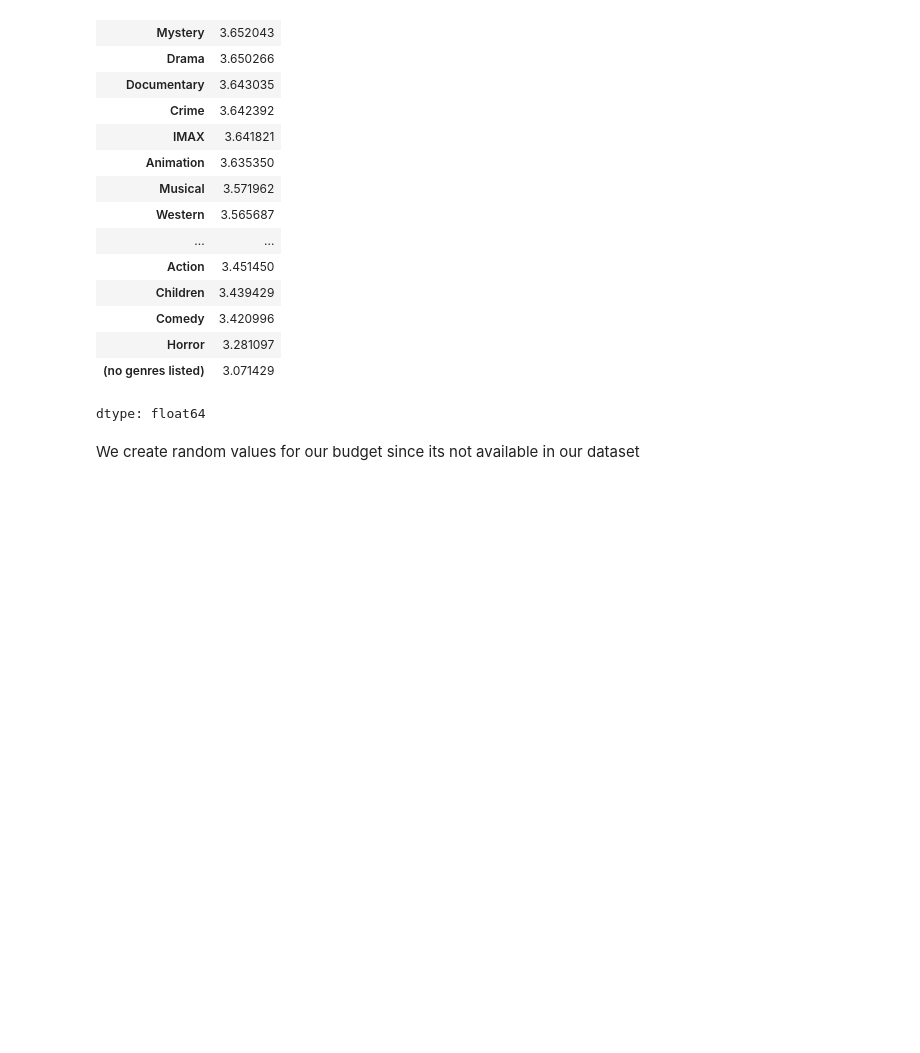
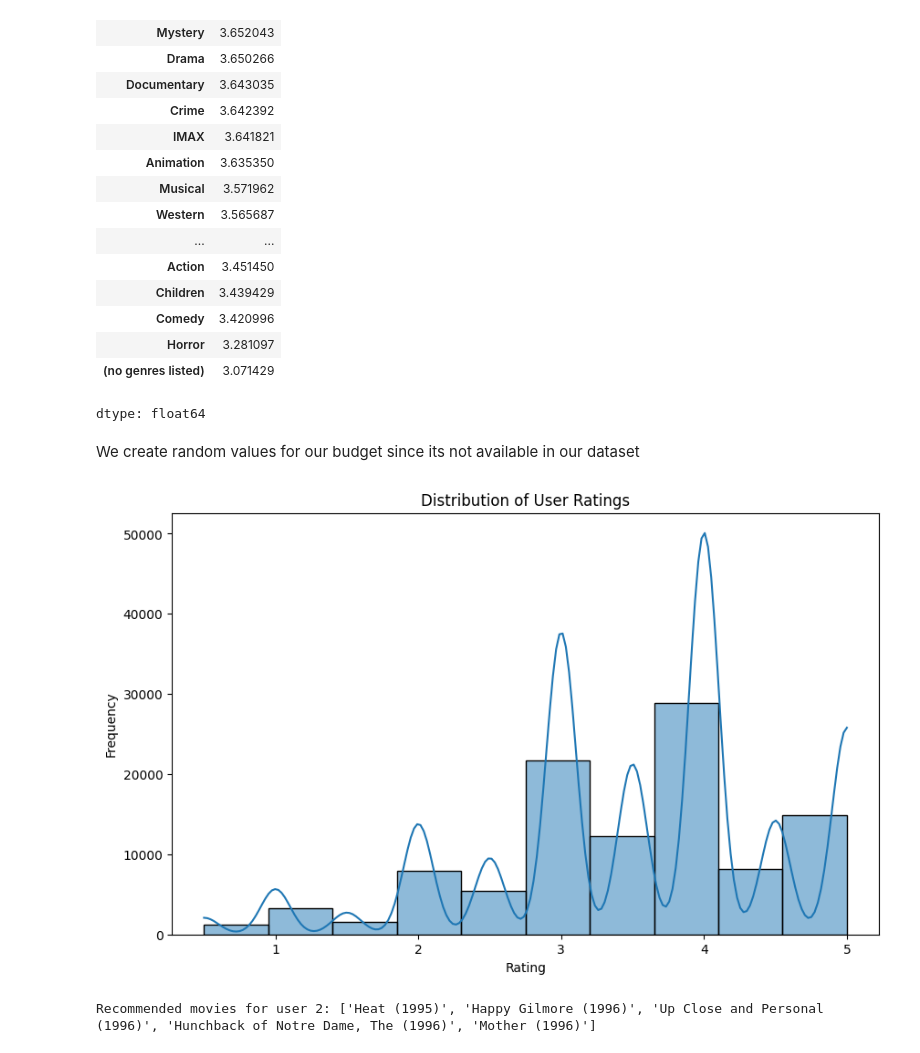
Before and after one commit to thecountrox/datascience_notebooks, a Jupyter notebook: RecommendationSystem.ipynb, the cells around one changed output. Drawn from its saved outputs; the diff is of its cells as text; code cells hidden in the pictures; blank space fills up the shorter version.

Commit message:
Added Collaborative Recommender System

```diff
--- a/RecommendationSystem.ipynb
+++ b/RecommendationSystem.ipynb
@@ -124,3 +139,19 @@ We create random values for our budget since its not available in our dataset
 # %%
 budget_np=np.random.randint(low=500000,high=20000000,size=10329)
 tdf=pd.DataFrame(budget_np)
+# %%
+# prompt: plot the user ratings distribution
+
+import matplotlib.pyplot as plt
+import seaborn as sns
+
+# Assuming 'ratings' DataFrame is already loaded as in the provided code
+
+plt.figure(figsize=(10, 6))
+sns.histplot(ratings['rating'], bins=10, kde=True)  # Adjust bins as needed
+plt.title('Distribution of User Ratings')
+plt.xlabel('Rating')
+plt.ylabel('Frequency')
+plt.show()
+# %% [output]
+[figure, added]
@@ -126,0 +184,6 @@ tdf=pd.DataFrame(budget_np)
+# %%
+user_id = 2
+recommendations = recommend_movies(user_id, user_similarity_df, user_item_matrix, movies)
+print(f"Recommended movies for user {user_id}: {recommendations}")
+# %% [output]
+Recommended movies for user 2: ['Heat (1995)', 'Happy Gilmore (1996)', 'Up Close and Personal (1996)', 'Hunchback of Notre Dame, The (1996)', 'Mother (1996)']
```
Also changed, not shown: parts of 4 cells of this notebook.
